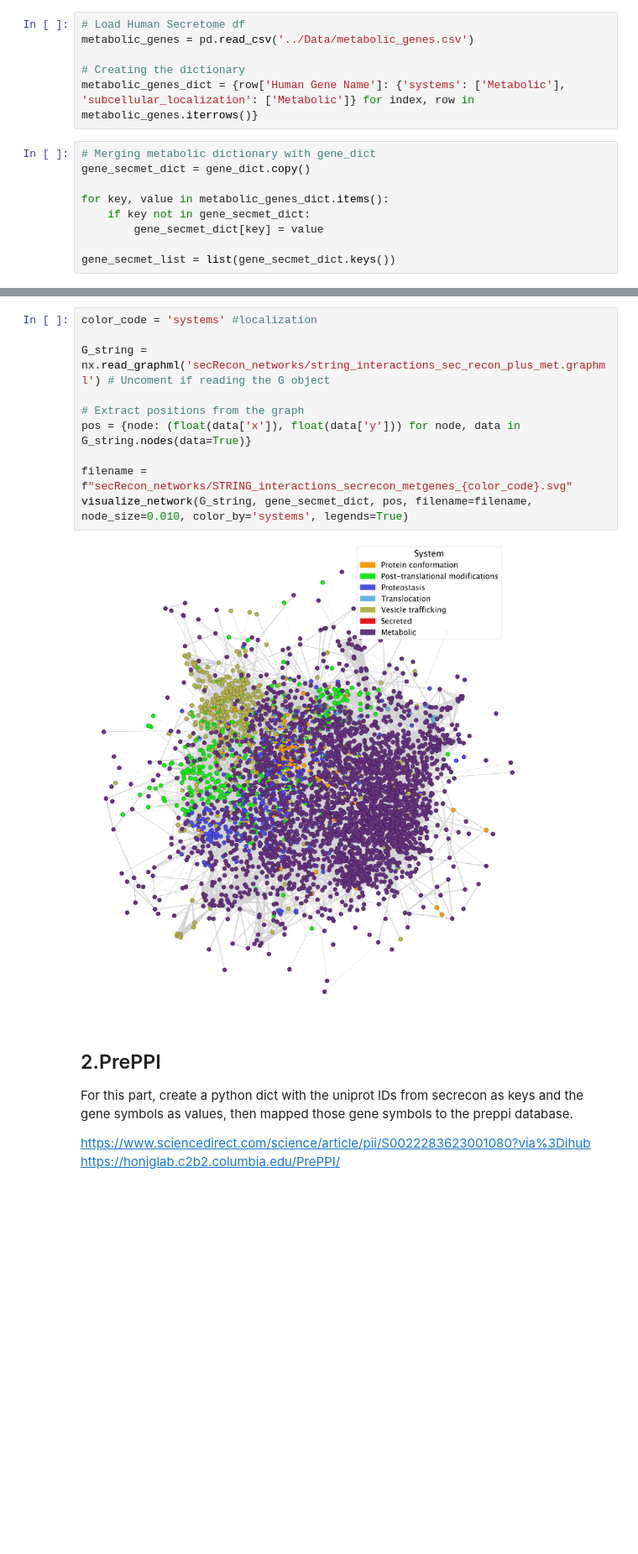
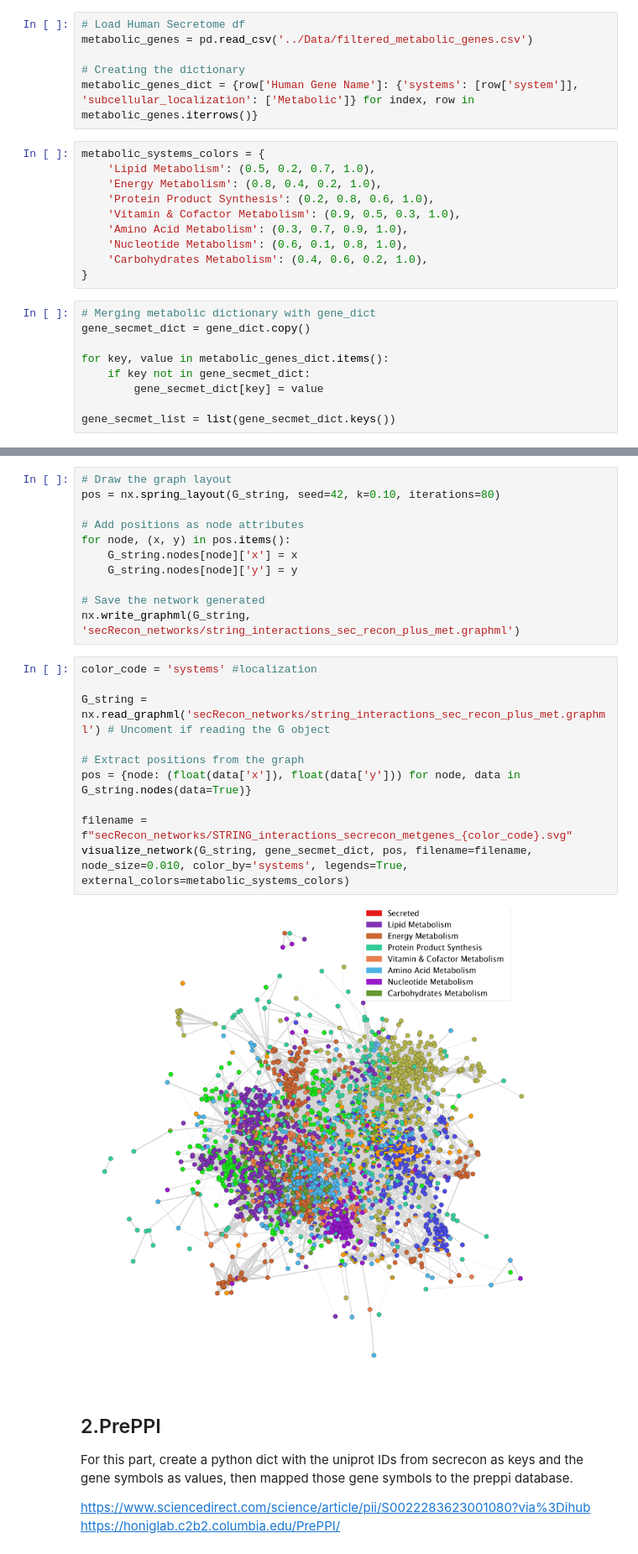
Before and after one commit to pablodig/secRecon-Secretory-Pathway-Reconstruction, a Jupyter notebook: 1 - Network Reconstruction/1.3 - PPI_Ontology_Network.ipynb, the cells around one changed output, grey strips where cells are left out. Shown at 84% size. Drawn from its saved outputs; the diff is of its cells as text; blank space fills up the shorter version.

Commit message:
PPI with metabolic genes

```diff
--- a/1 - Network Reconstruction/1.3 - PPI_Ontology_Network.ipynb
+++ b/1 - Network Reconstruction/1.3 - PPI_Ontology_Network.ipynb
@@ -120,10 +120,20 @@ visualize_network(G=G_string, node_size=0.012, filename=filename, dist=0.15, col
 ### 1.4 STRINGS - Sec Recon + Metabolic Genes
 # %%
 # Load Human Secretome df
-metabolic_genes = pd.read_csv('../Data/metabolic_genes.csv')
+metabolic_genes = pd.read_csv('../Data/filtered_metabolic_genes.csv')
 
 # Creating the dictionary
-metabolic_genes_dict = {row['Human Gene Name']: {'systems': ['Metabolic'], 'subcellular_localization': ['Metabolic']} for index, row in metabolic_genes.iterrows()}
+metabolic_genes_dict = {row['Human Gene Name']: {'systems': [row['system']], 'subcellular_localization': ['Metabolic']} for index, row in metabolic_genes.iterrows()}
+# %%
+metabolic_systems_colors = {
+    'Lipid Metabolism': (0.5, 0.2, 0.7, 1.0),
+    'Energy Metabolism': (0.8, 0.4, 0.2, 1.0),
+    'Protein Product Synthesis': (0.2, 0.8, 0.6, 1.0),
+    'Vitamin & Cofactor Metabolism': (0.9, 0.5, 0.3, 1.0),
+    'Amino Acid Metabolism': (0.3, 0.7, 0.9, 1.0),
+    'Nucleotide Metabolism': (0.6, 0.1, 0.8, 1.0),
+    'Carbohydrates Metabolism': (0.4, 0.6, 0.2, 1.0),
+}
 # %%
 # Merging metabolic dictionary with gene_dict
 gene_secmet_dict = gene_dict.copy()
@@ -149,15 +148,26 @@ nx.write_graphml(G_string, 'secRecon_networks/string_interactions_sec_recon_plus
+# %%
+# Draw the graph layout
+pos = nx.spring_layout(G_string, seed=42, k=0.10, iterations=80)
+
+# Add positions as node attributes
+for node, (x, y) in pos.items():
+    G_string.nodes[node]['x'] = x
+    G_string.nodes[node]['y'] = y
+
+# Save the network generated
+nx.write_graphml(G_string, 'secRecon_networks/string_interactions_sec_recon_plus_met.graphml')
 # %%
 color_code = 'systems' #localization
 
 G_string = nx.read_graphml('secRecon_networks/string_interactions_sec_recon_plus_met.graphml') # Uncoment if reading the G object
 
 # Extract positions from the graph
 pos = {node: (float(data['x']), float(data['y'])) for node, data in G_string.nodes(data=True)}
 
 filename = f"secRecon_networks/STRING_interactions_secrecon_metgenes_{color_code}.svg"
-visualize_network(G_string, gene_secmet_dict, pos, filename=filename, node_size=0.010, color_by='systems', legends=True)
+visualize_network(G_string, gene_secmet_dict, pos, filename=filename, node_size=0.010, color_by='systems', legends=True, external_colors=metabolic_systems_colors)
 # %% [output]
-[figure, old version]
+[figure, new version]
 # %% [markdown]
 ## 2.PrePPI
 For this part, create a python dict with the uniprot IDs from secrecon as keys and the gene symbols as values, then mapped those gene symbols to the preppi database.
```
Also changed, not shown: parts of 1 cell of this notebook, 6 other files.
